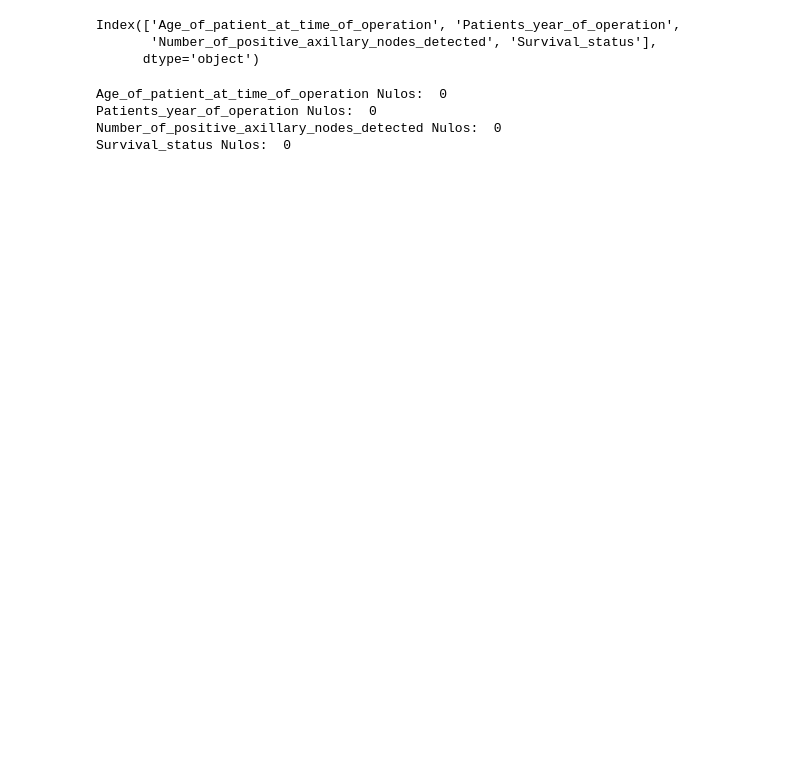
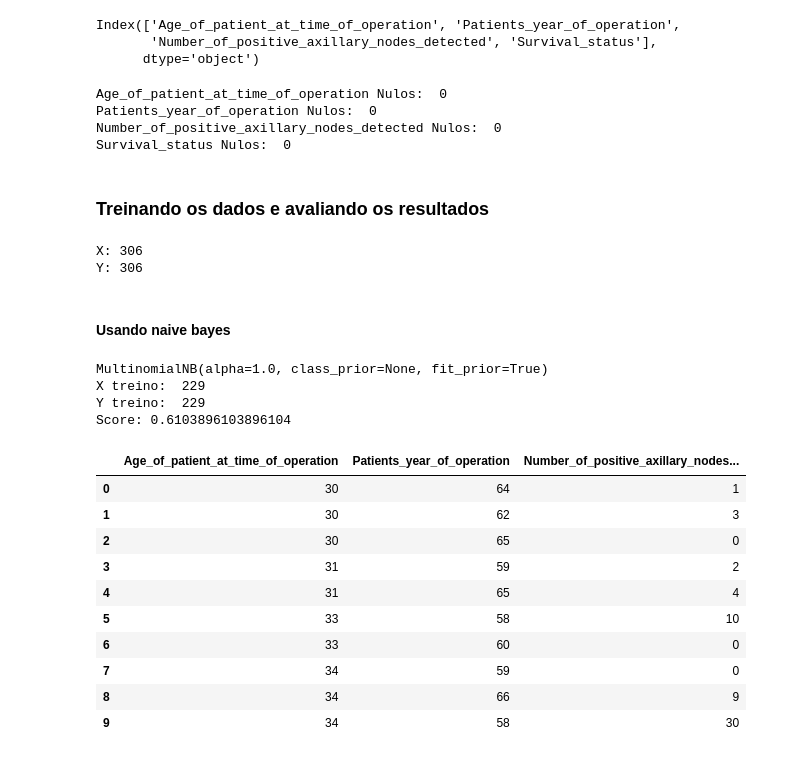
Before and after one commit to MatheusPereiraBarros/TESI2Avaliacao02, a Jupyter notebook: ML_Haberman_testes.ipynb, the cells around one changed output. Drawn from its saved outputs; the diff is of its cells as text; code cells hidden in the pictures; blank space fills up the shorter version.

```diff
--- a/ML_Haberman_testes.ipynb
+++ b/ML_Haberman_testes.ipynb
@@ -118,3 +196,55 @@ Age_of_patient_at_time_of_operation Nulos:  0
 Patients_year_of_operation Nulos:  0
 Number_of_positive_axillary_nodes_detected Nulos:  0
 Survival_status Nulos:  0
+# %% [markdown]
+### Treinando os dados e avaliando os resultados
+# %%
+# Criando as variáveis x e y para treinamento
+# FIXME: Perguntas para avaliarmos os dados:
+# O paciente tinha quantos anos na época da cirurgia?
+# O paciente
+x = df[['Age_of_patient_at_time_of_operation', 'Patients_year_of_operation',
+       'Number_of_positive_axillary_nodes_detected']]
+y = df["Survival_status"]
+
+# Treinando os dados
+x_treino, x_teste, y_treino, y_teste = train_test_split(x, y, test_size=0.25, random_state=0)
+
+# Verificando o tamanho dos dados
+print('X:', len(x))
+print('Y:', len(y))
+# %% [output]
+X: 306
+Y: 306
+# %% [markdown]
+#### Usando naive bayes
+# %%
+modelo = MultinomialNB()
+
+# fit()
+print(modelo.fit(x_treino, y_treino))
+# Tamanho dos dados de treino
+print("X treino: ", len(x_treino))
+print("Y treino: ", len(y_treino))
+# Verificando o score
+print('Score:', modelo.score(x_teste, y_teste))
+# %% [output]
+MultinomialNB(alpha=1.0, class_prior=None, fit_prior=True)
+X treino:  229
+Y treino:  229
+Score: 0.6103896103896104
+# %%
+d = pd.get_dummies(x)
+d.head(10)
+# %% [output]
+|  | Age_of_patient_at_time_of_operation | Patients_year_of_operation | Number_of_positive_axillary_nodes... |
+| 0 | 30 | 64 | 1 |
+| 1 | 30 | 62 | 3 |
+| 2 | 30 | 65 | 0 |
+| 3 | 31 | 59 | 2 |
+| 4 | 31 | 65 | 4 |
+| 5 | 33 | 58 | 10 |
+| 6 | 33 | 60 | 0 |
+| 7 | 34 | 59 | 0 |
+| 8 | 34 | 66 | 9 |
+| 9 | 34 | 58 | 30 |
```
Also changed, not shown: parts of 21 cells of this notebook.
